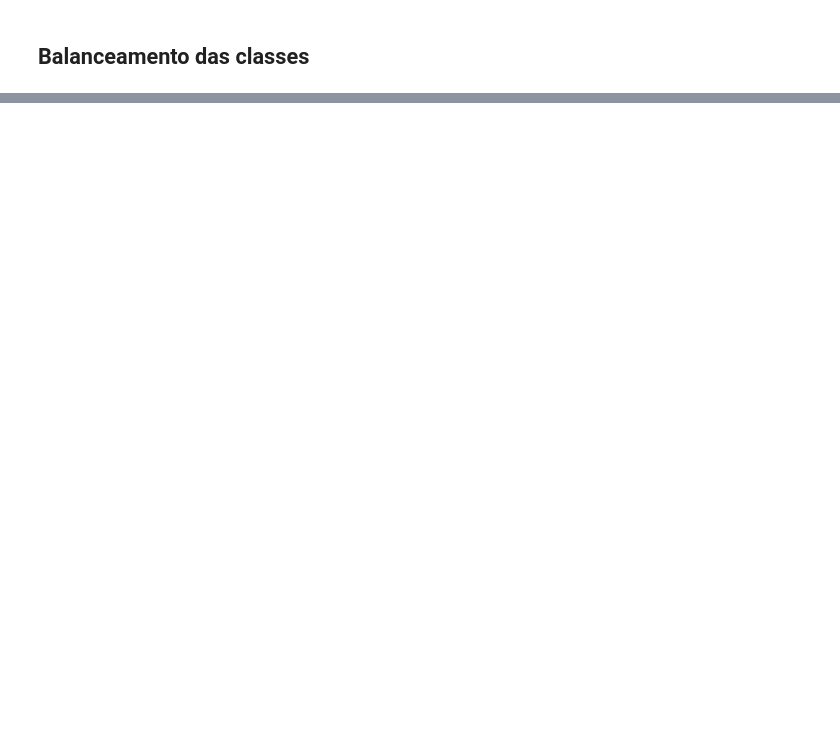
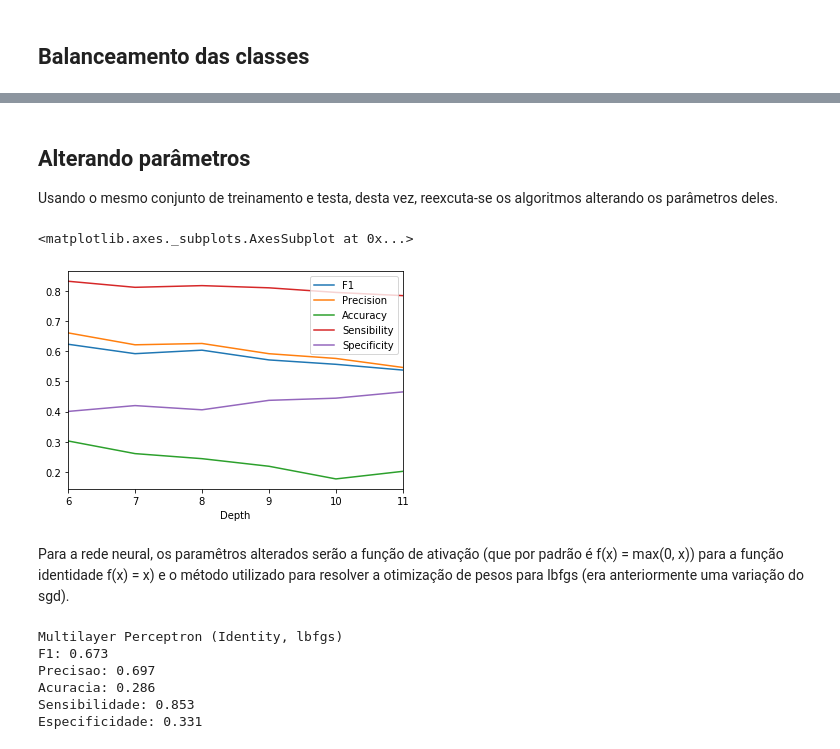
Before and after one commit to DefinitelyNotACactus/AI, a Jupyter notebook: Classification/Q1 - Classification.ipynb, the cells around one changed output, grey strips where cells are left out. Drawn from its saved outputs; the diff is of its cells as text; code cells hidden in the pictures; blank space fills up the shorter version.

```diff
--- a/Classification/Q1 - Classification.ipynb
+++ b/Classification/Q1 - Classification.ipynb
@@ -277,8 +304,8 @@ Quem precisa de pré processamento, afinal?
 # %%
-train1, test1 = model_selection.train_test_split(df.copy(), test_size = 0.2, random_state = 77, shuffle = True)
+train, test = model_selection.train_test_split(scaled.copy(), test_size = 0.2, random_state = 77, shuffle = True)
 
-trainTarget1[labels] = train1[labels].copy()
-testTarget1[labels] = test1[labels].copy()
+trainTarget = train[labels].copy()
+testTarget = test[labels].copy()
 
-train1.drop(columns = labels, inplace = True)
-test1.drop(columns = labels, inplace = True)
+train.drop(columns = labels, inplace = True)
+test.drop(columns = labels, inplace = True)
@@ -292,0 +314,4 @@ F1 Score (Modelo muito louco): 0.58192
+# %%
+dtc = tree.DecisionTreeClassifier(random_state = 42)
+dtc.fit(train, trainTarget)
+resultDtc = dtc.predict(test)
@@ -292,0 +320,4 @@ F1 Score (Modelo muito louco): 0.58192
+# %%
+mlp = neural_network.MLPClassifier(max_iter = 1000, random_state = 42)
+mlp.fit(train, trainTarget)
+resultMlp = mlp.predict(test)
@@ -292,0 +366,46 @@ F1 Score (Modelo muito louco): 0.58192
+# %% [markdown]
+## Alterando parâmetros
+Usando o mesmo conjunto de treinamento e testa, desta vez, reexcuta-se os algoritmos alterando os parâmetros deles.
+# %%
+results_depth = []
+
+for depth in range(6, 12):
+    dtc2 = tree.DecisionTreeClassifier(criterion = "entropy", max_depth = depth, random_state = 42)
+    dtc2.fit(train, trainTarget)
+    resultDtc2 = dtc2.predict(test)
+
+    matrix = metrics.multilabel_confusion_matrix(testTarget, resultDtc2)
+    sens = 0
+    spec = 0
+    for i in range(len(matrix)):
+        [[true_positive, false_positive], [true_negative, false_negative]] = matrix[i]
+        sens += (true_positive / (true_positive + false_positive))
+        spec += (true_negative / (true_negative + false_negative))
+
+    results_depth.append({"Depth": depth,
+                         "F1": metrics.f1_score(testTarget, resultDtc2, average = 'macro'),
+                         "Precision": metrics.precision_score(testTarget, resultDtc2, average = 'macro'),
+                         "Accuracy": metrics.accuracy_score(testTarget, resultDtc2, normalize = True),
+                         "Sensibility": sens / len(matrix),
+                         "Specificity": spec / len(matrix)})
+
+pd.DataFrame(results_depth).plot.line(x = "Depth",
+                                y = ["F1", "Precision", "Accuracy", "Sensibility", "Specificity"])
+# %% [output]
+<matplotlib.axes._subplots.AxesSubplot at 0x...>
+[figure, added]
+# %% [markdown]
+Para a rede neural, os paramêtros alterados serão a função de ativação (que por padrão é f(x) = max(0, x)) para a função identidade f(x) = x) e o método utilizado para resolver a otimização de pesos para lbfgs (era anteriormente uma variação do sgd).
+# %%
+mlp2 = neural_network.MLPClassifier(max_iter = 1000, random_state = 42, activation = 'identity', solver = 'lbfgs')
+mlp2.fit(train, trainTarget)
+resultMlp2 = mlp2.predict(test)
+
+getMetrics(testTarget, resultMlp2, "Multilayer Perceptron (Identity, lbfgs)")
+# %% [output]
+Multilayer Perceptron (Identity, lbfgs)
+F1: 0.673
+Precisao: 0.697
+Acuracia: 0.286
+Sensibilidade: 0.853
+Especificidade: 0.331
```
Also changed, not shown: parts of 17 cells of this notebook, 1 other file.
